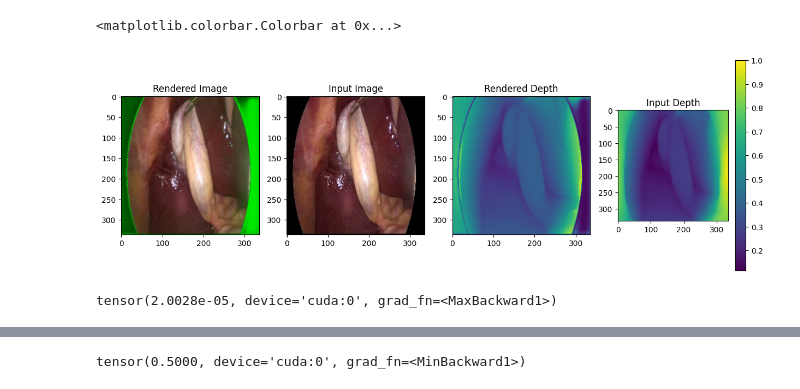
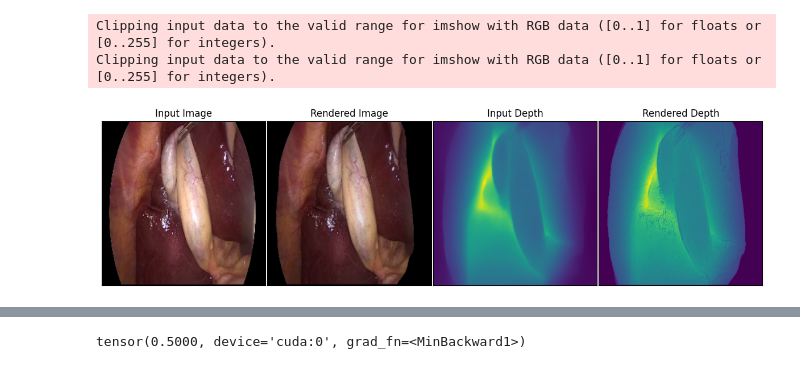
Before and after one commit to nasrelkad/SurgeSplam_deformation, a Jupyter notebook: tmp.ipynb, the cells around one changed output, grey strips where cells are left out. Drawn from its saved outputs; the diff is of its cells as text; code cells hidden in the pictures.

```diff
--- a/tmp.ipynb
+++ b/tmp.ipynb
@@ -17,15 +17,19 @@ color = cv2.resize(color, (336,336))
 color = cv2.cvtColor(color,cv2.COLOR_BGR2RGB)
 color = torch.Tensor(color).permute(2,0,1).cuda()/255
 # color = torchvision.transforms.functional.normalize(color,[0.46888983, 0.29536288, 0.28712815],[0.24689102 ,0.21034359, 0.21188641])
+normalize = torchvision.transforms.Normalize([0.46888983, 0.29536288, 0.28712815],[0.24689102 ,0.21034359, 0.21188641])
+inv_normalize = torchvision.transforms.Normalize([-0.46888983/0.24689102,-0.29536288/0.21034359,-0.28712815/0.21188641],[1/0.24689102,1/0.21034359,1/0.21188641]) #Take the inverse of the normalization
 # color = (color-color.min())/(color.max()-color.min())
-
+color = normalize(color)
 depth = torch.Tensor(depth).cuda().squeeze(0)
 scale = torch.max(depth)
-# scale = 1
-depth = depth/scale
-
+scale = 1
+depth = 1/(depth)
+depth = depth/torch.max(depth)
 # plt.imshow(color.permute(1,2,0).cpu().detach())
 plt.imshow(depth.squeeze().cpu().detach())
+plt.colorbar()
+plt.show()
 
 
 
@@ -36,6 +40,7 @@ input = torch.cat([color,depth],axis = 0).unsqueeze(0).cuda()
 state_dict = torch.load('logs/GRN_6/checkpoint.pth',weights_only=False)
 model_state_dict = state_dict['model']
 # %%
+use_grn = True
 from GRN.models.conv_unet import GaussianRegressionNetwork
 from utils.recon_helpers import energy_mask, setup_camera
 from GRN.grn_train_utils import initialize_params, get_pointcloud
@@ -48,60 +53,68 @@ from diff_gaussian_rasterization import GaussianRasterizer as Renderer
 intrinsics = torch.tensor([[1.03530811e+03, 0., 5.96955017e+02], [0., 1.03508765e+03,5.20410034e+02], [0., 0., 1.]]).cuda() # SCARED (Da vinci Xi) intrinsics
 # intrinsics =  torch.tensor([[300., 0., 16.], [0., 300., 16.], [0., 0., 1.]]).cuda()
 w2c = torch.eye(4).cuda()
-cam = setup_camera(336, 336, intrinsics.cpu().numpy(), w2c.detach().cpu().numpy(), use_simplification=False,bg = [0,1,0])
+cam = setup_camera(336, 336, intrinsics.cpu().numpy(), w2c.detach().cpu().numpy(), use_simplification=False,bg = [0,0,0])
 render_params = {'intrinsics': intrinsics,
                     'w2c': w2c,
                     'cam': cam}
 
 model = GaussianRegressionNetwork()
 model.load_state_dict(model_state_dict)
 model.cuda()
 # model.eval()
 output = model(input)
 
 mask = depth > 0.0
 mask = mask.tile(1,3,1,1)
 mask = mask[0,0,:,:].reshape(-1)
 
-pt_cloud,mean3_sq_dist= get_pointcloud(color,depth*scale,render_params['intrinsics'],render_params['w2c'],compute_mean_sq_dist=True,mask = mask)
+pt_cloud,mean3_sq_dist= get_pointcloud(inv_normalize(color),depth*scale,render_params['intrinsics'],render_params['w2c'],compute_mean_sq_dist=True,mask = mask)
 params,variables = initialize_params(pt_cloud,1,mean3_sq_dist)
 
 cols = torch.permute(output[0], (1, 2, 0)).reshape(-1, 8) # (C, H, W) -> (H, W, C) -> (H * W, C)
 rots = cols[:,:4]
 
 scales_norm = cols[:,4:7]
 opacities = cols[:,7][:,None]
 
-params['unnorm_rotations'] = rots[mask]
-params['log_scales'] = scales_norm[mask]*mean3_sq_dist[:,None].tile(1,3)+0.0005
-params['logit_opacities'] = opacities[mask]
-
-
-curr_data = {'cam': render_params['cam'], 'im': color, 'depth': depth*scale, 'id': 0, 'intrinsics': render_params['intrinsics'],
-                'w2c': render_params['w2c'], 'iter_gt_w2c_list': render_params['w2c']}
 
 
 
-rendervar = transformed_GRNparams2rendervar(params,params['means3D'])
-depth_sil_rendervar = transformed_GRNparams2depthplussilhouette(params, render_params['w2c'],
-                                                params['means3D'])
+curr_data = {'cam': render_params['cam'], 'im': inv_normalize(color), 'depth': depth*scale, 'id': 0, 'intrinsics': render_params['intrinsics'],
+                'w2c': render_params['w2c'], 'iter_gt_w2c_list': render_params['w2c']}
+
+if use_grn:
+    params['unnorm_rotations'] = rots[mask]
+    params['log_scales'] = scales_norm[mask]*mean3_sq_dist[:,None].tile(1,3)
+    params['logit_opacities'] = opacities[mask]
+    rendervar = transformed_GRNparams2rendervar(params,params['means3D'],params['unnorm_rotations'],params['log_scales'])
+    depth_sil_rendervar = transformed_GRNparams2depthplussilhouette(params, render_params['w2c'],
+                                                    params['means3D'],params['unnorm_rotations'],params['log_scales'])
+else:
+
+    rendervar = transformed_params2rendervar(params,params['means3D'],params['unnorm_rotations'],params['log_scales'])
+    depth_sil_rendervar = transformed_params2depthplussilhouette(params, render_params['w2c'],
+                                                    params['means3D'],params['unnorm_rotations'],params['log_scales'])
 # ~~~~~~~~~~~~~~~~~~~~~~~~~~~ render gaussians ~~~~~~~~~~~~~~~~~~~~~~~~~~~
 im_pred, radius, _ = Renderer(raster_settings=render_params['cam'])(**rendervar)
 depth_pred,_,_ = Renderer(raster_settings=render_params['cam'])(**depth_sil_rendervar)
-fig,ax = plt.subplots(1,4,figsize = (15,5))
-ax[0].imshow(im_pred.permute(1,2,0).cpu().detach())
-ax[0].set_title('Rendered Image')
-ax[1].imshow(curr_data['im'].squeeze(0).permute(1,2,0).cpu().detach())
-ax[1].set_title('Input Image')
-ax[2].imshow(depth_pred[0,:,:].cpu().detach())
-ax[2].set_title('Rendered Depth')
-im = ax[3].imshow(depth.squeeze().cpu().detach())
-ax[3].set_title('Input Depth')
-plt.colorbar(im,ax = ax[3])
+# im_pred_plot = inv_normalize(im_pred)
+# curr_data['im'] = inv_normalize(curr_data['im'])
+fig,ax = plt.subplots(1,4,figsize = (15,5),gridspec_kw = {'wspace':0.01, 'hspace':0})
+ax[1].set_title('Rendered Image')
+ax[1].imshow(im_pred.permute(1,2,0).cpu().detach())
+ax[0].imshow(curr_data['im'].squeeze(0).permute(1,2,0).cpu().detach())
+ax[0].set_title('Input Image')
+ax[3].imshow(depth_pred[0,:,:].cpu().detach())
+ax[3].set_title('Rendered Depth')
+ax[2].imshow(depth.squeeze().cpu().detach())
+ax[2].set_title('Input Depth')
+ax[0].tick_params(labelleft=False, left=False,labelbottom=False, bottom=False)
+ax[1].tick_params(labelleft=False, left=False,labelbottom=False, bottom=False)
+ax[2].tick_params(labelleft=False, left=False,labelbottom=False, bottom=False)
+ax[3].tick_params(labelleft=False, left=False,labelbottom=False, bottom=False)
+# plt.colorbar(im,ax = ax[3])
 # %% [output]
-<matplotlib.colorbar.Colorbar at 0x...>
+Clipping input data to the valid range for imshow with RGB data ([0..1] for floats or [0..255] for integers).
+Clipping input data to the valid range for imshow with RGB data ([0..1] for floats or [0..255] for integers).
-[figure, old version]
+[figure, new version]
-# %%
-rendervar['scales'].max()
-# %% [output]
-tensor(2.0028e-05, device='cuda:0', grad_fn=<MaxBackward1>)
```
Also changed, not shown: parts of 3 cells of this notebook, 3 other files.
